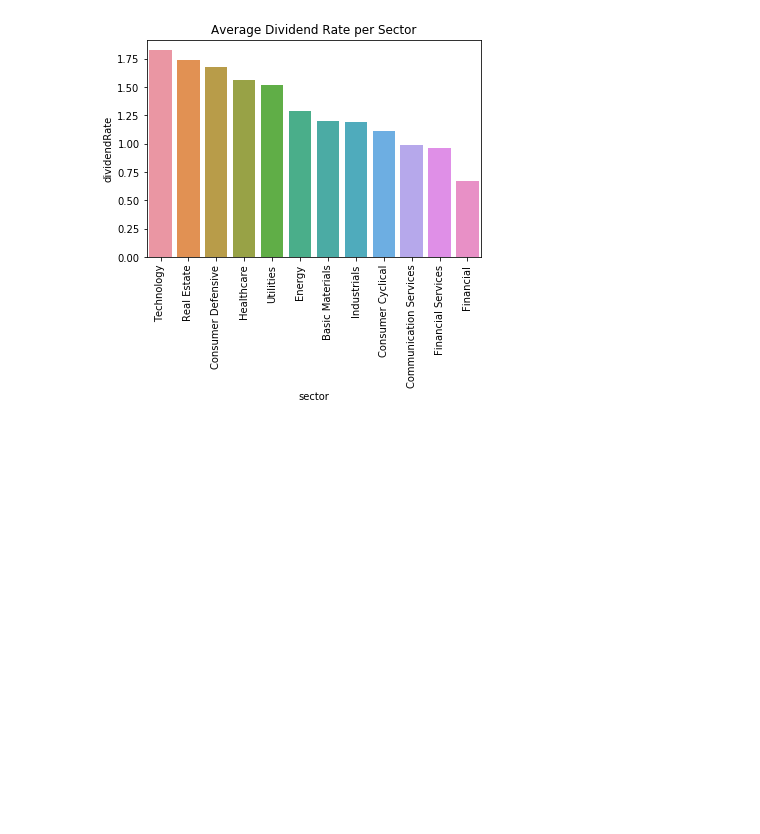
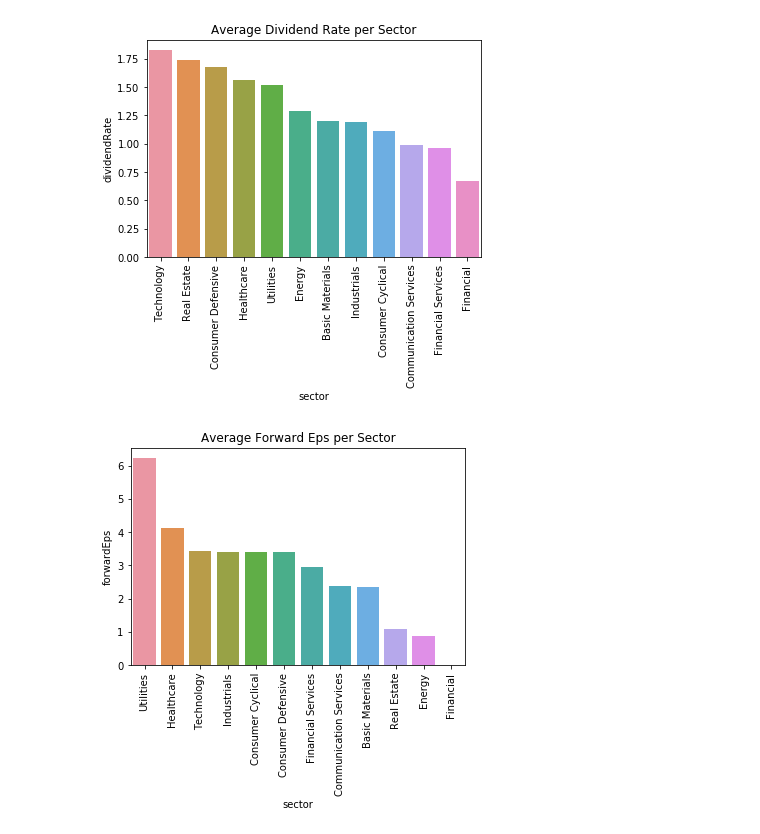
Before and after one commit to ipatel467/Stock-Market-Analysis, a Jupyter notebook: Stocks.ipynb, the cells around one changed output. Cells and saved outputs as stored; diff of their text form; code cells hidden in the pictures; blank space fills up the shorter version.

```diff
--- a/Stocks.ipynb
+++ b/Stocks.ipynb
@@ -301,6 +301,8 @@ avg_feps_sect = full_fin_stocks_df.groupby('sector').agg({'forwardEps':'mean'}).
 # %%
 avg_feps_sect = avg_feps_sect.sort_values('forwardEps',ascending=False)
 # %%
-sns.barplot(data = avg_divr_sect ,x='sector',y='forwardEps');
+sns.barplot(data = avg_feps_sect ,x='sector',y='forwardEps');
 plt.xticks(rotation=90);
-plt.title("Average forwardEps per Sector");
+plt.title("Average Forward Eps per Sector");
+# %% [output]
+[figure, added]
```
Also changed, not shown: parts of 8 cells of this notebook.
